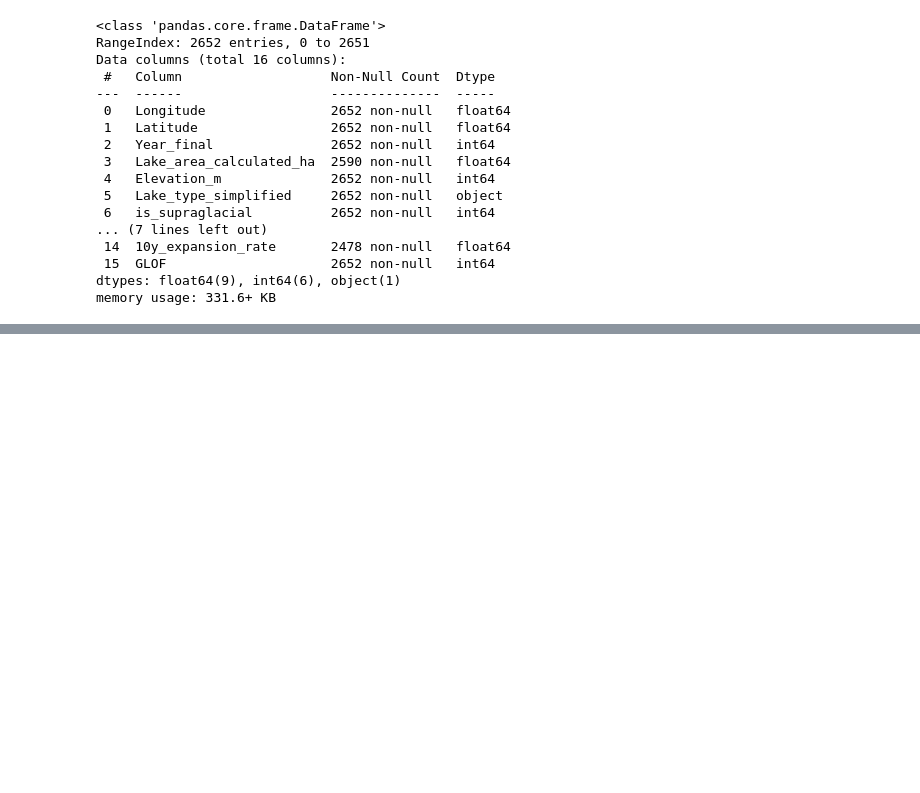
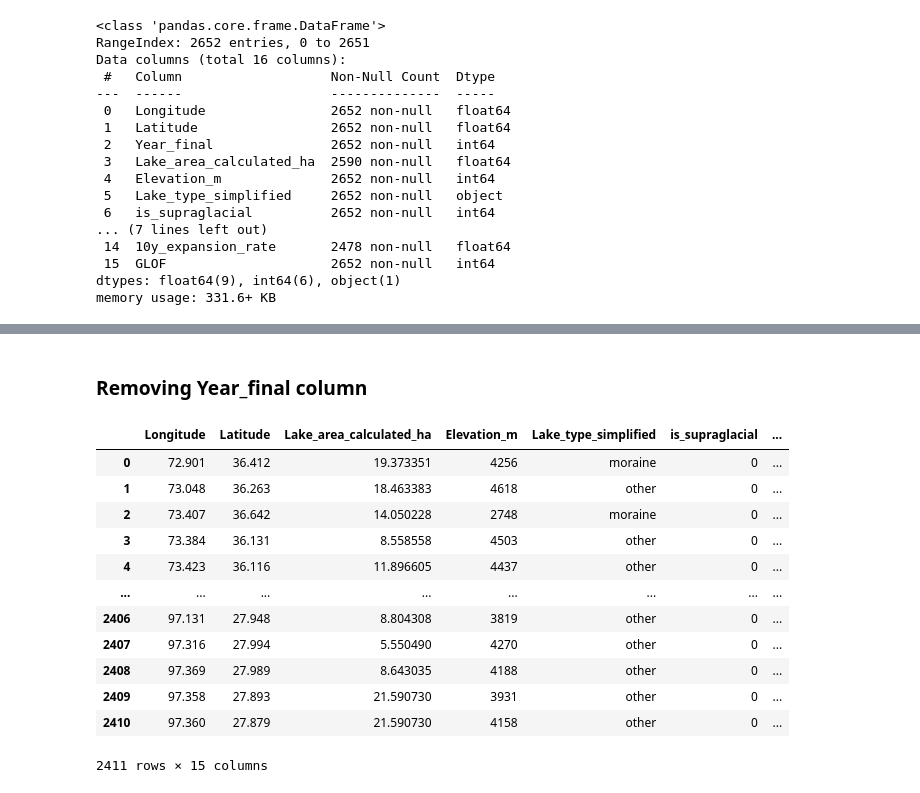
Before and after one commit to SoulNims/GLOF_Risk_ML_Pipeline, a Jupyter notebook: Notebooks/MLcrashcourse.ipynb, the cells around one changed output, grey strips where cells are left out. Drawn from its saved outputs; the diff is of its cells as text; code cells hidden in the pictures; blank space fills up the shorter version.

```diff
--- a/Notebooks/MLcrashcourse.ipynb
+++ b/Notebooks/MLcrashcourse.ipynb
@@ -34,3 +37,6 @@ Data columns (total 16 columns):
  15  GLOF                     2652 non-null   int64
 dtypes: float64(9), int64(6), object(1)
 memory usage: 331.6+ KB
+# %%
+uncleaned_ml_neg=pd.read_csv("../CSVs/uncleaned_ml_neg.csv")
+uncleaned_ml_neg.info()
@@ -36,0 +84,19 @@ memory usage: 331.6+ KB
+# %% [markdown]
+### Removing Year_final column
+# %%
+ml_neg_y_drop=uncleaned_ml_neg.drop(columns=['Year_final'])
+ml_neg_y_drop
+# %% [output]
+|  | Longitude | Latitude | Lake_area_calculated_ha | Elevation_m | Lake_type_simplified | is_supraglacial | ... |
+| 0 | 72.901 | 36.412 | 19.373351 | 4256 | moraine | 0 | ... |
+| 1 | 73.048 | 36.263 | 18.463383 | 4618 | other | 0 | ... |
+| 2 | 73.407 | 36.642 | 14.050228 | 2748 | moraine | 0 | ... |
+| 3 | 73.384 | 36.131 | 8.558558 | 4503 | other | 0 | ... |
+| 4 | 73.423 | 36.116 | 11.896605 | 4437 | other | 0 | ... |
+| ... | ... | ... | ... | ... | ... | ... | ... |
+| 2406 | 97.131 | 27.948 | 8.804308 | 3819 | other | 0 | ... |
+| 2407 | 97.316 | 27.994 | 5.550490 | 4270 | other | 0 | ... |
+| 2408 | 97.369 | 27.989 | 8.643035 | 4188 | other | 0 | ... |
+| 2409 | 97.358 | 27.893 | 21.590730 | 3931 | other | 0 | ... |
+| 2410 | 97.360 | 27.879 | 21.590730 | 4158 | other | 0 | ... |
+2411 rows × 15 columns
```
Also changed, not shown: parts of 21 cells of this notebook, 7 other files.
